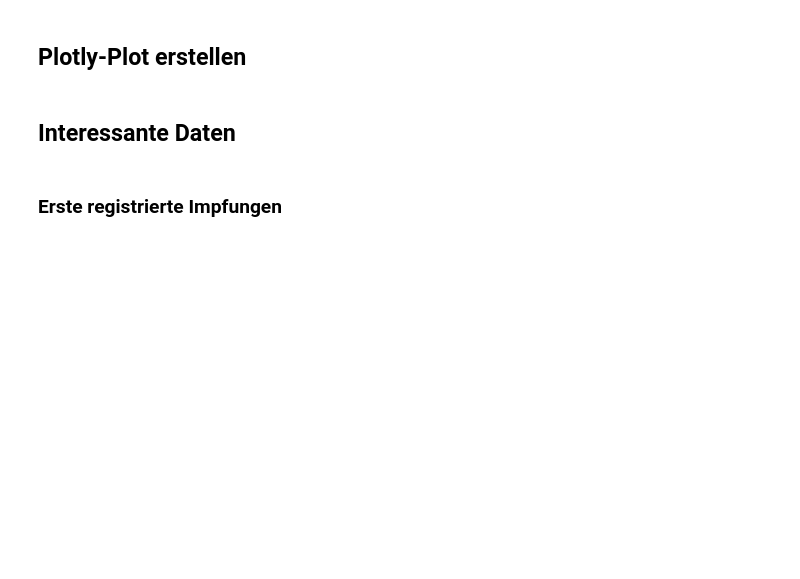
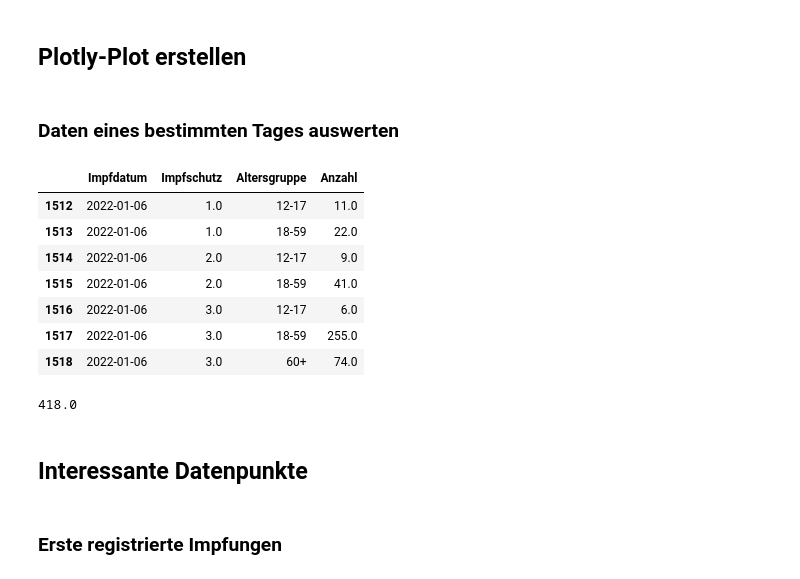
Before and after one commit to gr7ffo/COVID-19-Impfungen_in_WUG, a Jupyter notebook: COVID-19-Impfungen_in_WUG.ipynb, the cells around one changed output. Drawn from its saved outputs; the diff is of its cells as text; code cells hidden in the pictures; blank space fills up the shorter version.

Commit message:
added datum evaluation

```diff
--- a/COVID-19-Impfungen_in_WUG.ipynb
+++ b/COVID-19-Impfungen_in_WUG.ipynb
@@ -24,8 +24,27 @@ fig = px.bar(df, x='Impfdatum', y='Anzahl', color='Altersgruppe',
              pattern_shape='Impfschutz', barmode='stack',
              pattern_shape_sequence=[".", "x", "+"])
 fig.show()
+# %% [markdown]
+### Daten eines bestimmten Tages auswerten
+# %%
+datum = '2022-01-06'
+# %%
+df.where(df['Impfdatum'] == datum).dropna()
+# %% [output]
+|  | Impfdatum | Impfschutz | Altersgruppe | Anzahl |
+| 1512 | 2022-01-06 | 1.0 | 12-17 | 11.0 |
+| 1513 | 2022-01-06 | 1.0 | 18-59 | 22.0 |
+| 1514 | 2022-01-06 | 2.0 | 12-17 | 9.0 |
+| 1515 | 2022-01-06 | 2.0 | 18-59 | 41.0 |
+| 1516 | 2022-01-06 | 3.0 | 12-17 | 6.0 |
+| 1517 | 2022-01-06 | 3.0 | 18-59 | 255.0 |
+| 1518 | 2022-01-06 | 3.0 | 60+ | 74.0 |
+# %%
+df.where(df['Impfdatum'] == datum)['Anzahl'].sum()
+# %% [output]
+418.0
 # %% [markdown]
-## Interessante Daten
+## Interessante Datenpunkte
 # %% [markdown]
 ### Erste registrierte Impfungen
 # %%
```
